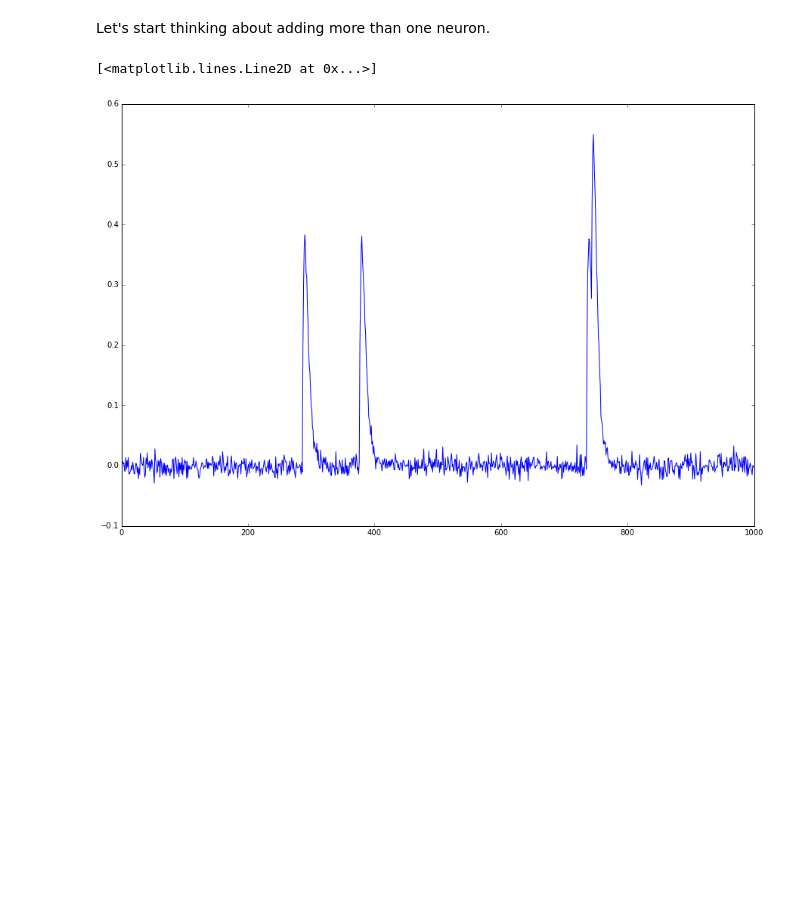
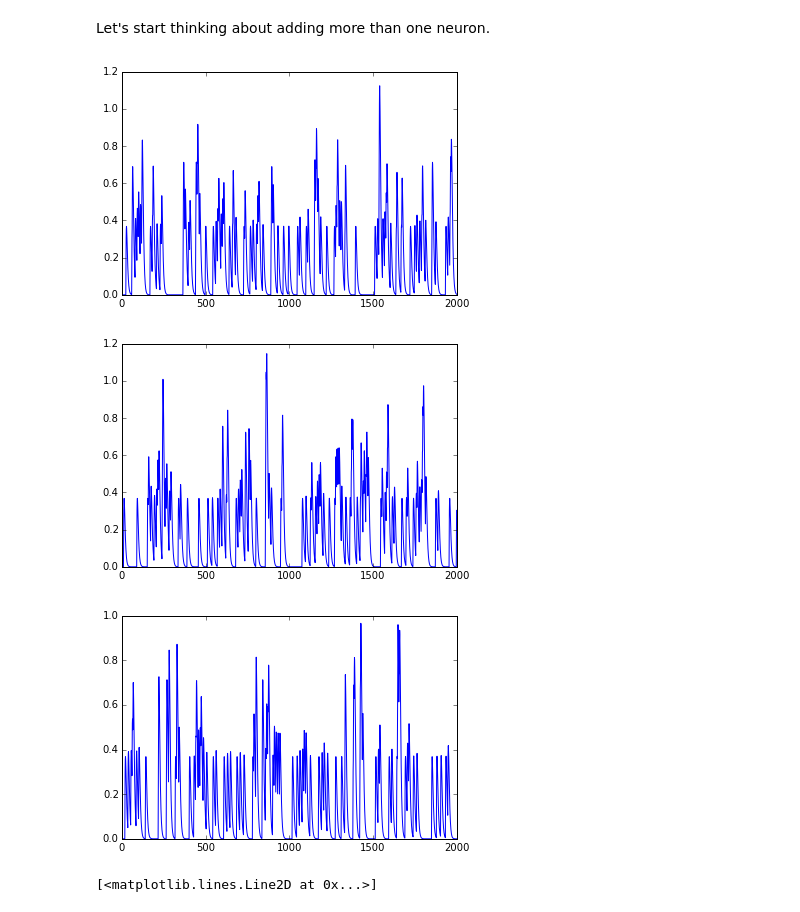
Before and after one commit to jvs--/neuco, a Jupyter notebook: notebooks/SpikeToCalcium.ipynb, the cells around one changed output. Saved outputs shown, nothing was run; the diff lists cells and outputs as text; code cells hidden in the pictures; blank space fills up the shorter version.

Commit message:
Added NeuronGroup.record() to run and display all neurons in a group

```diff
--- a/notebooks/SpikeToCalcium.ipynb
+++ b/notebooks/SpikeToCalcium.ipynb
@@ -247,48 +247,55 @@ class Neuron():
                 else:
                     self.activation[step] = 0
         spiketrain = list(self.activation.values())
         return spiketrain
 
 class NeuronGroup():
     def __init__(self, neurons=[]):
         self.neurons = neurons
 
-    def record(neuron):
+    def record(self, time):
         spiketrains = []
-        # ...
-        return spiketrains
+        data = []
+        for neuron in self.neurons:
+            # run neuron; Order matters!
+            # get its spiketrain
+            spiketrain = neuron.run(time)
+            spiketrains.append(spiketrain)
+            # calculate calcium trace
+            datum = produceCalciumTraceAdditive(spiketrain, template)
+            data.append(datum)
+            # display all traces
+            plt.plot(datum)
+            plt.show()
+
 
 n1 = Neuron()
 n2 = Neuron()
 n3 = Neuron()
 n4 = Neuron()
+
+# How neuons are connected
 n1.connect(n2) # n2 -> n1
 n1.connect(n3) # n3 -> n1
 n3.connect(n4) # n4 -> n3
 
+# Three randomly activated neurons as input layer
 n2.random = True
 n3.random = True
 n4.random = True
+input_layer = NeuronGroup([n2,n3,n4])
+input_layer.record(2000)
 
-n2.run(1000)
-n4.run(1000)
-n3.run(1000)
-
-
-spiketrain1 = n1.run(1000)
-
-#test spiketrain
-#spiketrain = randBinList(20,1000)
-#t = np.arange(0.0, 10.0, 0.1)
-#template = alpha_func(t)
-#print(template)
-
+# One neuron that receives input from the input layer neurons
+spiketrain1 = n1.run(2000)
 data = produceCalciumTraceAdditive(spiketrain1, template)
 noisy_data = addnoise(data)
 
 #PLOTTING
 plt.figure(figsize=(15, 10))
 plt.plot(noisy_data)
 # %% [output]
+[figure, new version]
+[figure, added]
+[figure, added]
 [<matplotlib.lines.Line2D at 0x...>]
-[figure, old version]
```
Also changed, not shown: parts of 1 cell of this notebook.
